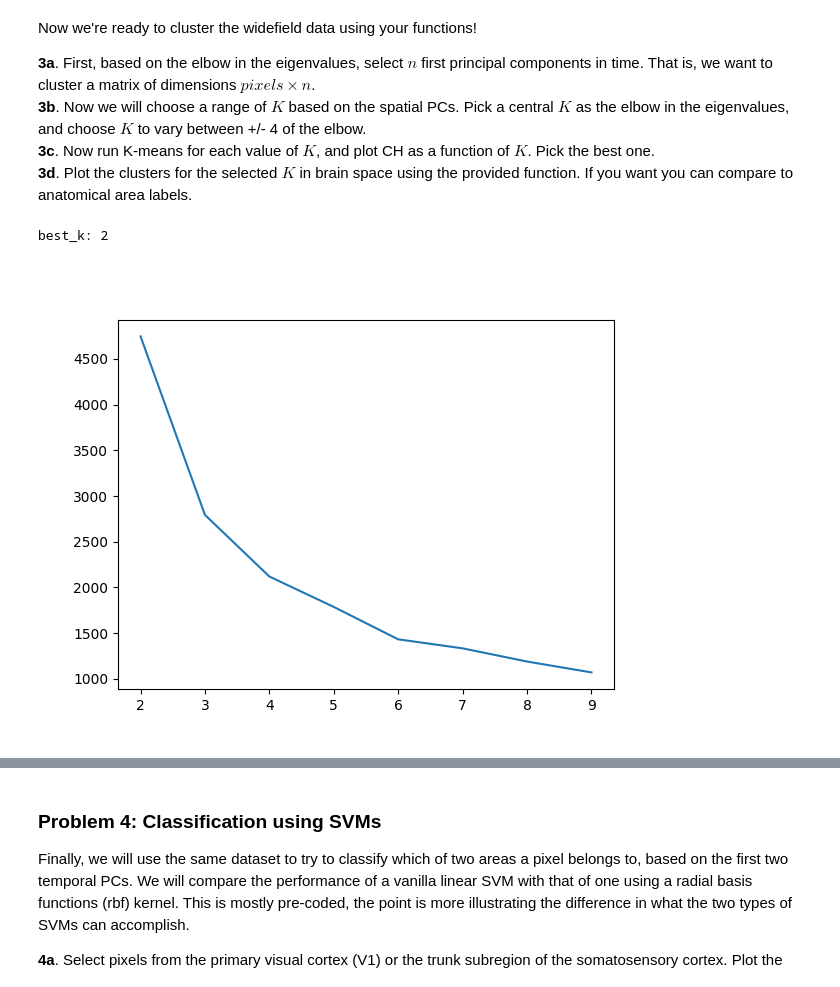
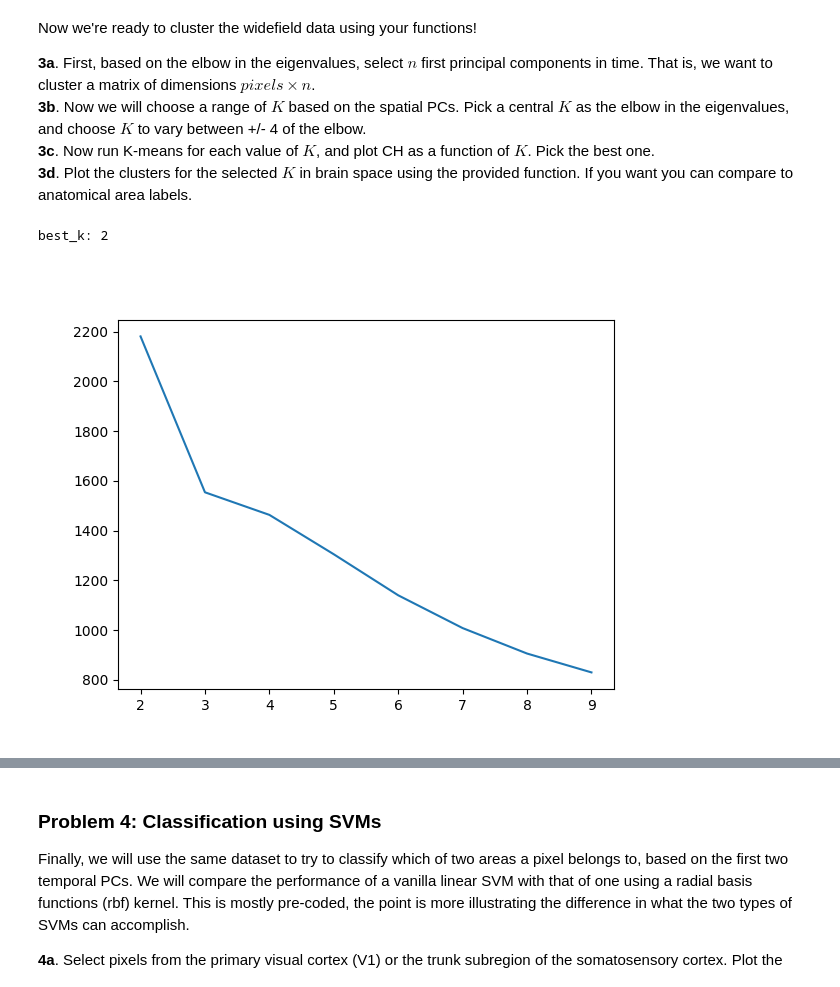
Before and after one commit to dbasrai/nuin443, a Jupyter notebook: problemSets/NUIN443_ps3_ClusteringEtc-diya.ipynb, the cells around one changed output, grey strips where cells are left out. Cells and saved outputs as stored; diff of their text form; code cells hidden in the pictures.

```diff
--- a/problemSets/NUIN443_ps3_ClusteringEtc-diya.ipynb
+++ b/problemSets/NUIN443_ps3_ClusteringEtc-diya.ipynb
@@ -207,25 +207,25 @@ Ks = np.arange(n-4, n+4)
 # %%
 # 3c. Now run K-means for each value of K, and plot CH as a function of K.
 ch_index_list = []
 cids = []
 for idx, K in enumerate(Ks):
-    clustered_data, cid = kmeans(dff_space_PCs, K=K, doZscore=False)
+    clustered_data, cid = kmeans(dff_space_PCs, K=K, doZscore=True)
     ch_index_list.append(ch_index(clustered_data, K))
     cids.append(cid)
 
 # Use your kmeans and CH functions to decide optimal k
 
 
 # plot CH
 fig2, ax2 = plt.subplots()
 ax2.plot(Ks, ch_index_list)
 
 best_k = Ks[np.argmax(ch_index_list)]
 best_cid = cids[np.argmax(ch_index_list)]
 print(f'best_k: {best_k}')
 # %% [output]
 best_k: 2
-[figure, old version]
+[figure, new version]
 # %%
 # 3d.i. Use this function to convert your vector of cluster IDs into an image of the left hemisphere
 # you will transform a vector of data into an image with masked pixels filled in as NaN
```
Also changed, not shown: parts of 4 cells of this notebook, 1 other file.
